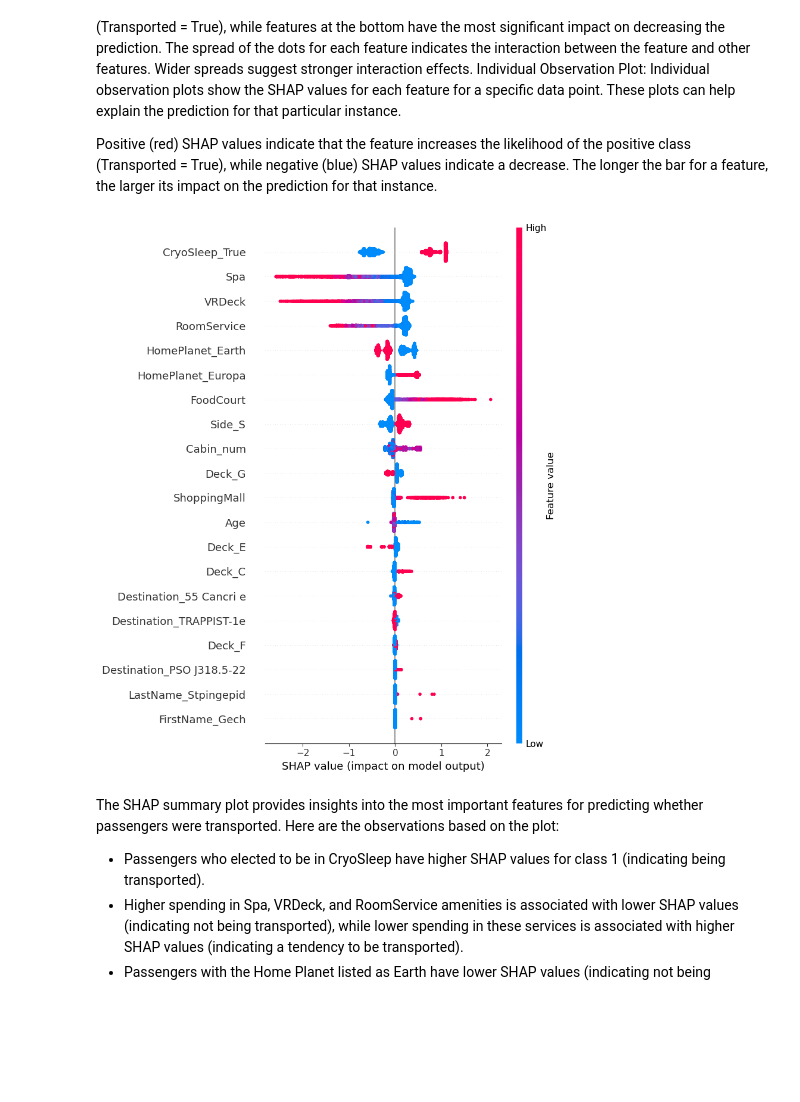
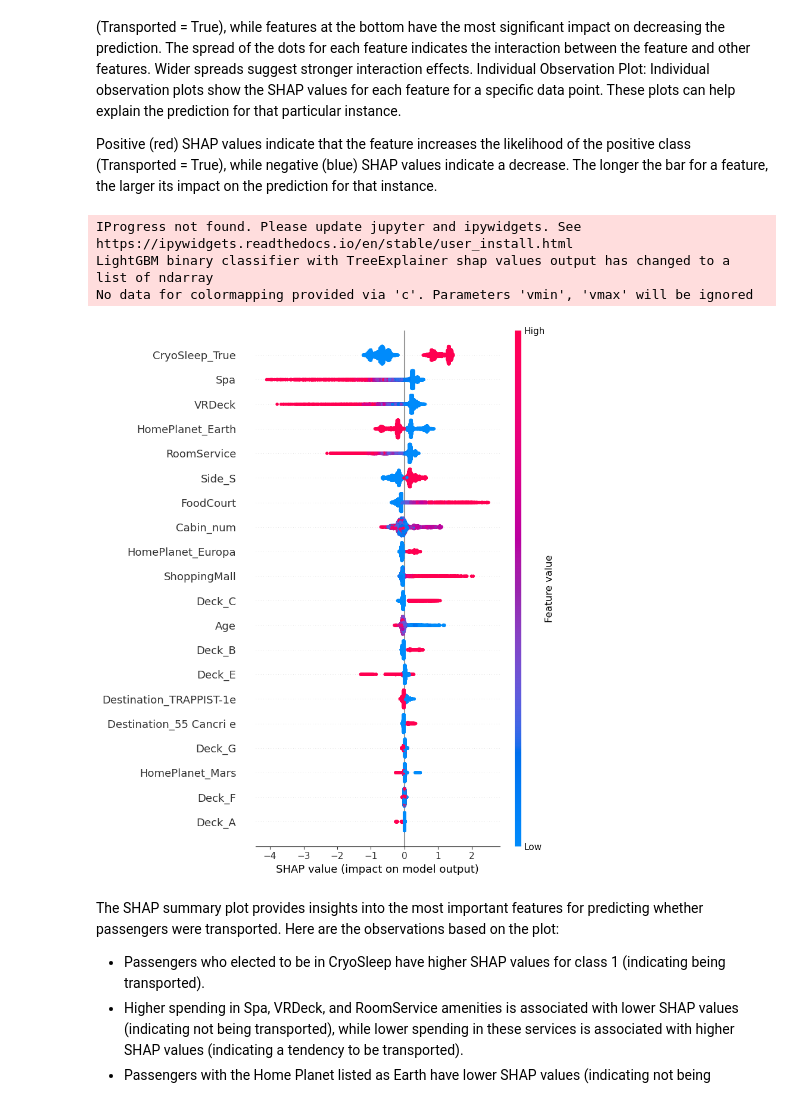
Before and after one commit to hcwang24/space_titanic, a Jupyter notebook: analysis.ipynb, the cells around one changed output. Saved outputs shown, nothing was run; the diff lists cells and outputs as text; code cells hidden in the pictures; blank space fills up the shorter version.

```diff
--- a/analysis.ipynb
+++ b/analysis.ipynb
@@ -179,4 +195,6 @@ plt.show()
 # %%
+train_df["CryoSleep"] = train_df["CryoSleep"].astype(bool)
+
 train_df[["CryoSleep", "Transported"]].value_counts()
 # %% [output]
 CryoSleep  Transported
@@ -465,0 +505,8 @@ plt.show()
+# %%
+train_df["VIP"] = train_df["VIP"].astype(bool)
+
+# Group the data by Deck and calculate the count of VIP passengers in each deck
+vip_distribution = train_df[train_df["VIP"] == 1].groupby("Deck")["VIP"].count()
+
+# Print the distribution of VIP in each deck
+vip_distribution
@@ -665,7 +778,7 @@ from sklearn.impute import SimpleImputer
 from sklearn.pipeline import make_pipeline
 # %%
 X_train = train_df.drop("Transported", axis=1)
-y_train = train_df["Transported"]
+y_train = train_df["Transported"].astype(bool)
 
 # X_test = test_df.drop('Transported', axis=1)
 # y_test = test_df['Transported']
@@ -913,12 +1100,15 @@ To continue using the fine-tuned Gradient Boosting model, make predictions, crea
 from sklearn.ensemble import GradientBoostingClassifier
 
 # Create the Gradient Boosting classifier with the best parameters
-# best_model = GradientBoostingClassifier(learning_rate=0.05, max_depth=3, n_estimators=100)
-# pipeline = Pipeline([('preprocessing', ct), ('GradientBoosting', best_model)])
+# best_model = GradientBoostingClassifier(learning_rate=0.05, max_depth=3, n_estimators=300)
+# pipeline = Pipeline([('preprocessing', ct), ('Best_model', best_model)])
 
 # Skip the code above run GridSearchCV continuously. The best_estimator will be inherited.
 pipeline = Pipeline(
-    [("preprocessing", ct), ("classifier", grid_search.best_estimator_)]
+    [
+        ("preprocessing", ct),
+        ("Best_model", grid_search.best_estimator_.named_steps["classifier"]),
+    ]
 )
 
 # Fit the classifier to the transformed training data
@@ -971,16 +1176,20 @@ The longer the bar for a feature, the larger its impact on the prediction for th
 # %%
 import shap
 
 # Initialize the SHAP explainer with the trained Gradient Boosting model
-explainer = shap.Explainer(pipeline.named_steps["GradientBoosting"])
+explainer = shap.Explainer(pipeline.named_steps["Best_model"])
 
 # Calculate SHAP values for the transformed training data
 shap_values = explainer.shap_values(X_train_transformed)
 
-# Plot the SHAP summary plot
-shap.summary_plot(shap_values, X_train_transformed, feature_names=column_names)
+# Plot the SHAP summary plot, shap_values[1] represents the values for target class 1 (being transported)
+shap.summary_plot(shap_values[1], X_train_transformed,
+                  feature_names=column_names)
 # %% [output]
+IProgress not found. Please update jupyter and ipywidgets. See https://ipywidgets.readthedocs.io/en/stable/user_install.html
+LightGBM binary classifier with TreeExplainer shap values output has changed to a list of ndarray
+No data for colormapping provided via 'c'. Parameters 'vmin', 'vmax' will be ignored
-[figure, old version]
+[figure, new version]
 # %% [markdown]
 The SHAP summary plot provides insights into the most important features for predicting whether passengers were transported. Here are the observations based on the plot:
 * Passengers who elected to be in CryoSleep have higher SHAP values for class 1 (indicating being transported).
```
Also changed, not shown: parts of 63 cells of this notebook, 1 other file.
